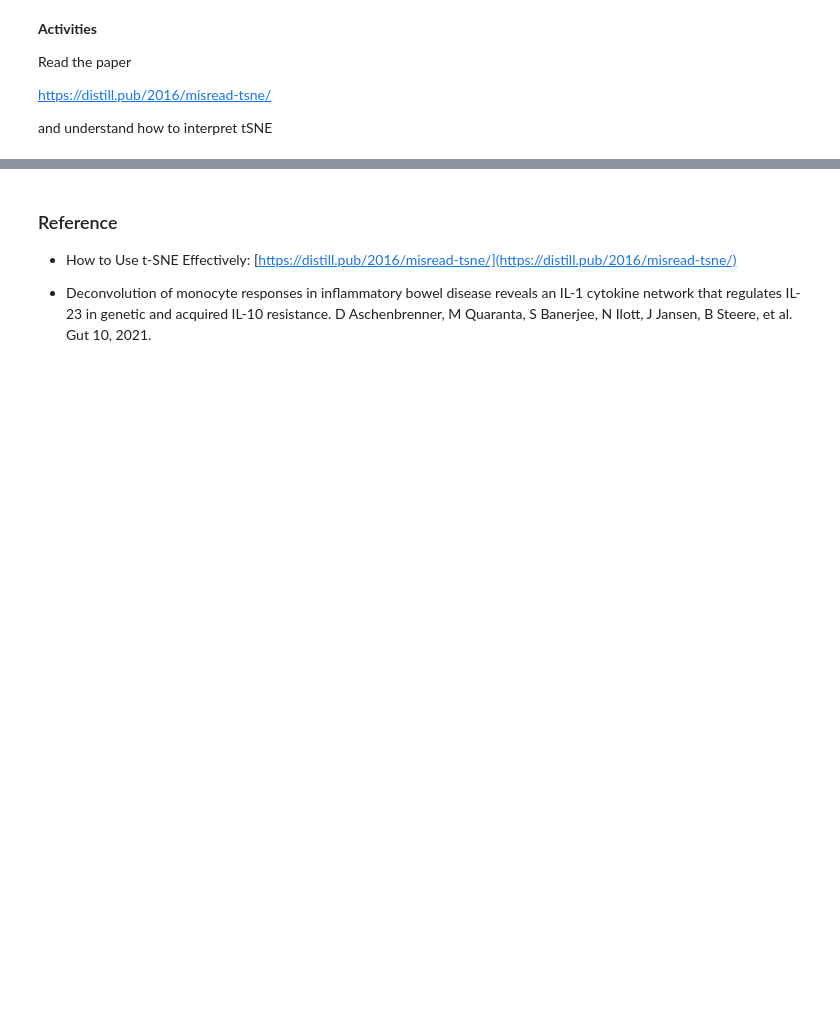
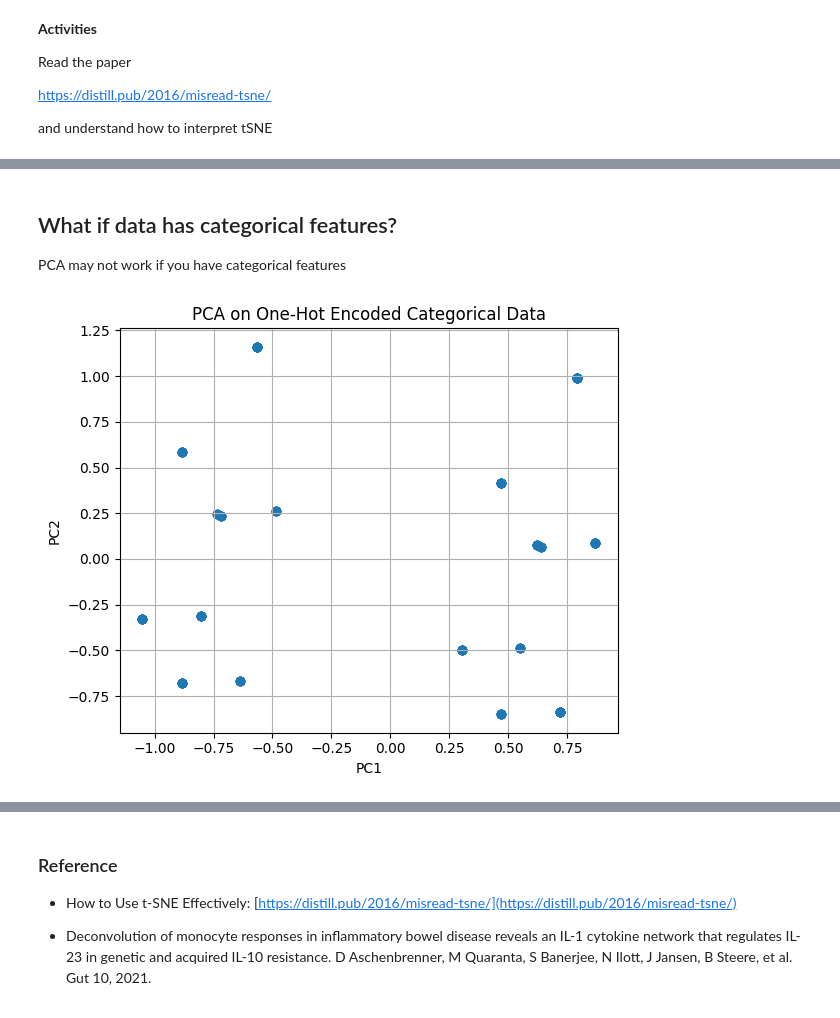
Before and after one commit to neelsoumya/python_machine_learning, a Jupyter notebook: pca_when_not_to_do.ipynb, the cells around one changed output, grey strips where cells are left out. Saved outputs shown, nothing was run; the diff lists cells and outputs as text; code cells hidden in the pictures; blank space fills up the shorter version.

```diff
--- a/pca_when_not_to_do.ipynb
+++ b/pca_when_not_to_do.ipynb
@@ -356,0 +437,50 @@ and understand how to interpret tSNE
+# %% [markdown]
+## What if data has categorical features?
+
+PCA may not work if you have categorical features
+# %%
+import pandas as pd
+import numpy as np
+from sklearn.preprocessing import OneHotEncoder
+from sklearn.decomposition import PCA
+import matplotlib.pyplot as plt
+
+# Generate synthetic data with categorical features
+np.random.seed(42)
+n_samples = 200
+
+# Categorical features
+species = np.random.choice(['mouse', 'rat', 'human'], size=n_samples)
+tissue = np.random.choice(['liver', 'brain', 'heart'], size=n_samples)
+condition = np.random.choice(['healthy', 'diseased'], size=n_samples)
+
+# Create DataFrame
+df_cat = pd.DataFrame({
+    'species': species,
+    'tissue': tissue,
+    'condition': condition
+})
+
+# One-hot encode the categorical features
+encoder = OneHotEncoder(sparse_output=False)
+encoded_data = encoder.fit_transform(df_cat)
+
+# Apply PCA
+pca = PCA(n_components=2)
+pcs = pca.fit_transform(encoded_data)
+
+# Plot PCA result
+plt.figure(figsize=(6,5))
+plt.scatter(pcs[:, 0], pcs[:, 1], alpha=0.7)
+plt.xlabel('PC1')
+plt.ylabel('PC2')
+plt.title('PCA on One-Hot Encoded Categorical Data')
+plt.grid(True)
+plt.tight_layout()
+plt.show()
+
+# Show the one-hot encoded feature names
+encoded_feature_names = encoder.get_feature_names_out(df_cat.columns)
+encoded_df = pd.DataFrame(encoded_data, columns=encoded_feature_names)
+# %% [output]
+[figure, added]
```
Also changed, not shown: parts of 17 cells of this notebook.
